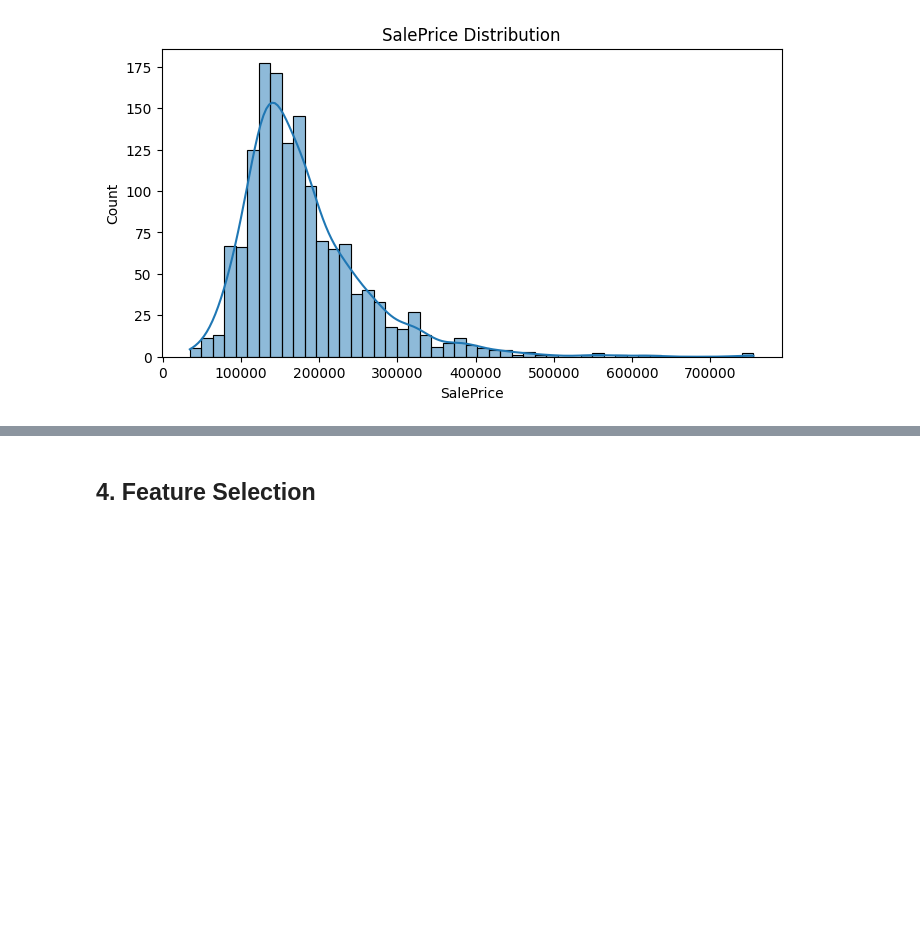
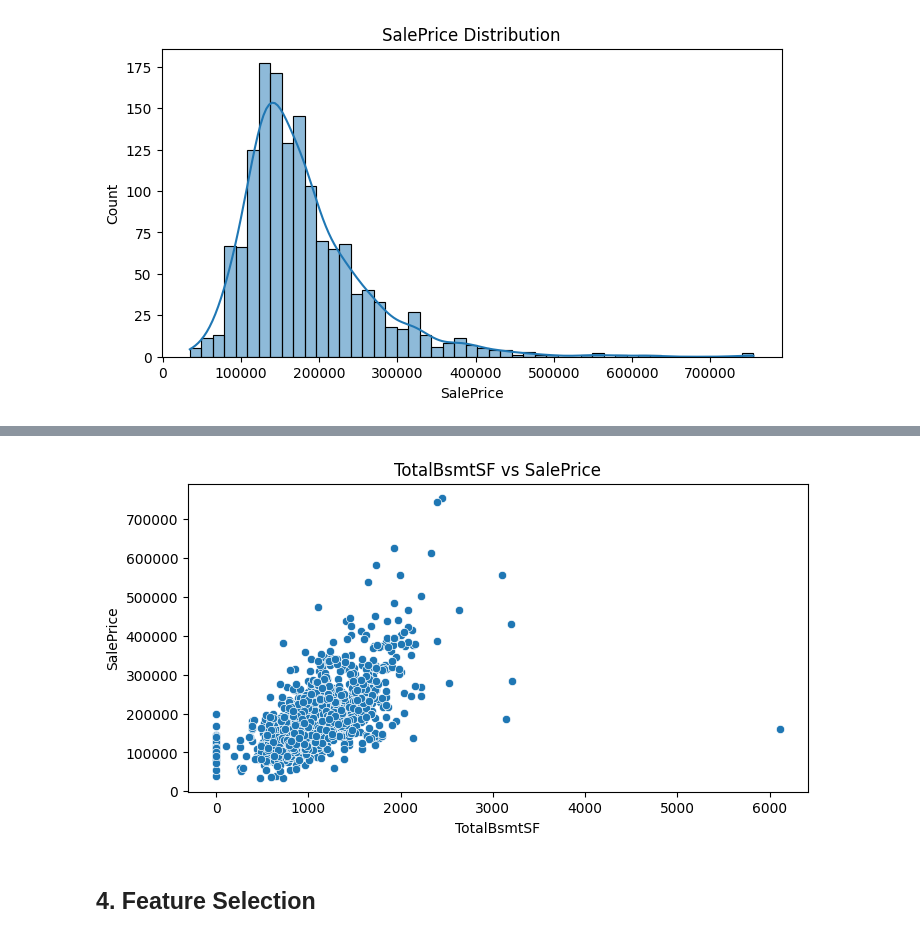
Before and after one commit to Kishore1811-coder/dsp-kishore-ganesan, a Jupyter notebook: notebooks/house-prices-modeling.ipynb, the cells around one changed output, grey strips where cells are left out. Cells and saved outputs as stored; diff of their text form; code cells hidden in the pictures; blank space fills up the shorter version.

```diff
--- a/notebooks/house-prices-modeling.ipynb
+++ b/notebooks/house-prices-modeling.ipynb
@@ -88,3 +98,13 @@ plt.show()
+# %%
+# Relationship between TotalBsmtSF and SalePrice
+plt.figure(figsize=(8, 4))
+sns.scatterplot(x=train_df["TotalBsmtSF"], y=train_df["SalePrice"])
+plt.title("TotalBsmtSF vs SalePrice")
+plt.xlabel("TotalBsmtSF")
+plt.ylabel("SalePrice")
+plt.show()
+# %% [output]
+[figure, added]
 # %% [markdown]
 ## 4. Feature Selection
 # %%
```
Also changed, not shown: parts of 1 cell of this notebook.
